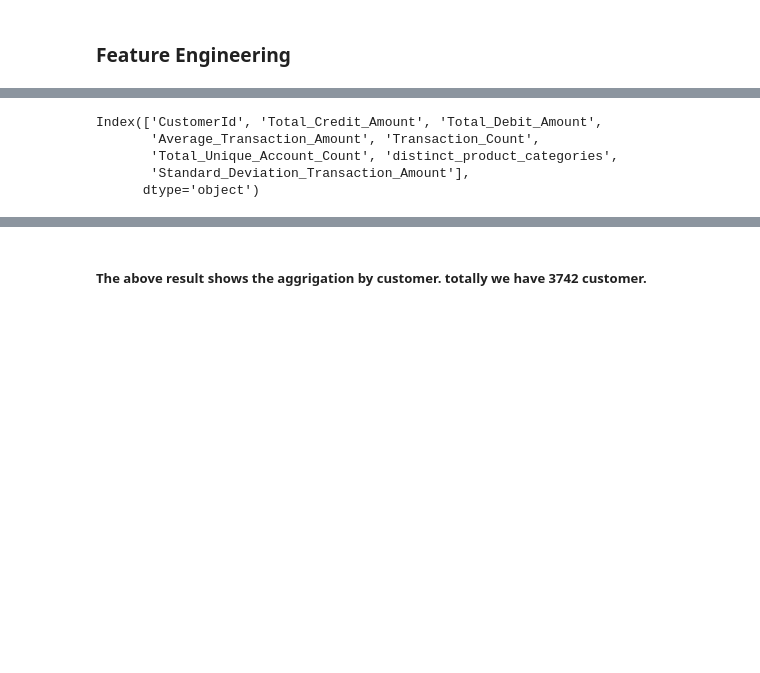
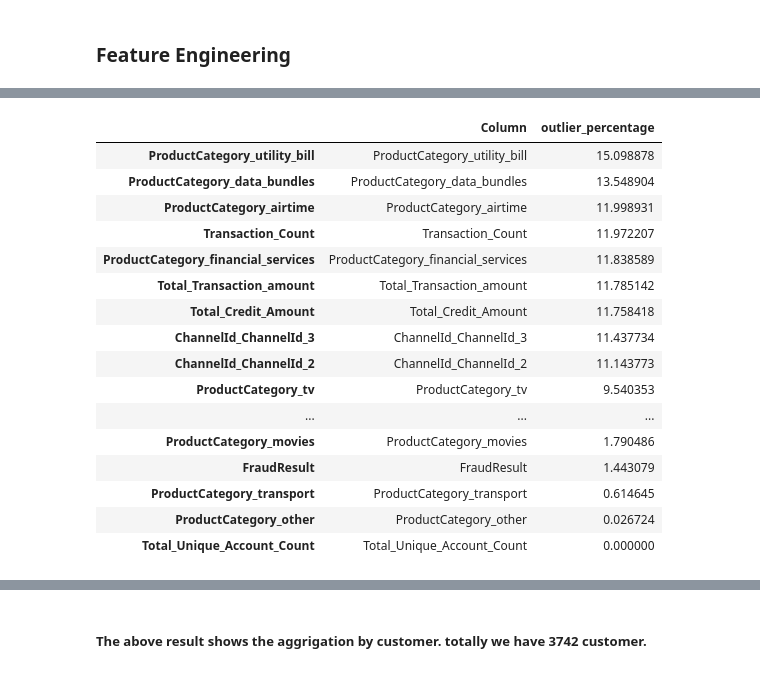
Before and after one commit to Marta233/Credit_Score, a Jupyter notebook: notebook/future_engin.ipynb, the cells around one changed output, grey strips where cells are left out. Cells and saved outputs as stored; diff of their text form; code cells hidden in the pictures; blank space fills up the shorter version.

```diff
--- a/notebook/future_engin.ipynb
+++ b/notebook/future_engin.ipynb
@@ -40,10 +50,22 @@ fut_eng.remove_some_cols(attrib)
 # %%
 df2 = fut_eng.feature_engineering_transaction()
-# %%
-df2.columns
-# %% [output]
-Index(['CustomerId', 'Total_Credit_Amount', 'Total_Debit_Amount',
-       'Average_Transaction_Amount', 'Transaction_Count',
-       'Total_Unique_Account_Count', 'distinct_product_categories',
-       'Standard_Deviation_Transaction_Amount'],
-      dtype='object')
+# %%
+fut_eng.outlier_percentage()
+# %% [output]
+|  | Column | outlier_percentage |
+| ProductCategory_utility_bill | ProductCategory_utility_bill | 15.098878 |
+| ProductCategory_data_bundles | ProductCategory_data_bundles | 13.548904 |
+| ProductCategory_airtime | ProductCategory_airtime | 11.998931 |
+| Transaction_Count | Transaction_Count | 11.972207 |
+| ProductCategory_financial_services | ProductCategory_financial_services | 11.838589 |
+| Total_Transaction_amount | Total_Transaction_amount | 11.785142 |
+| Total_Credit_Amount | Total_Credit_Amount | 11.758418 |
+| ChannelId_ChannelId_3 | ChannelId_ChannelId_3 | 11.437734 |
+| ChannelId_ChannelId_2 | ChannelId_ChannelId_2 | 11.143773 |
+| ProductCategory_tv | ProductCategory_tv | 9.540353 |
+| ... | ... | ... |
+| ProductCategory_movies | ProductCategory_movies | 1.790486 |
+| FraudResult | FraudResult | 1.443079 |
+| ProductCategory_transport | ProductCategory_transport | 0.614645 |
+| ProductCategory_other | ProductCategory_other | 0.026724 |
+| Total_Unique_Account_Count | Total_Unique_Account_Count | 0.000000 |
```
Also changed, not shown: parts of 16 cells of this notebook, 9 other files.
